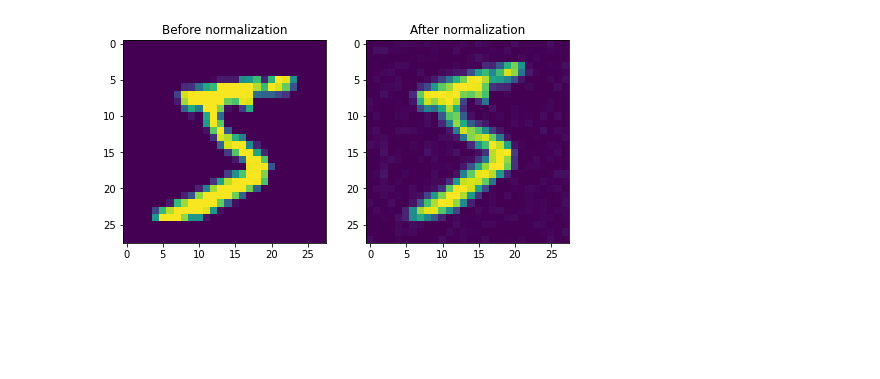
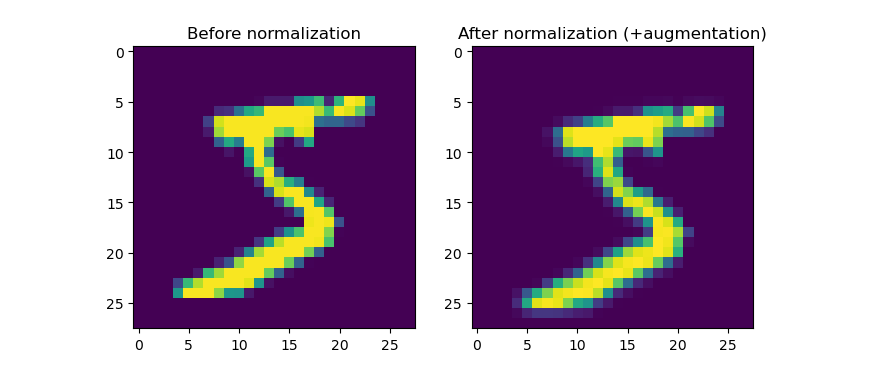
Before and after one commit to krupartea/MNIST-conv, a Jupyter notebook: MNIST_convolution.ipynb, the cells around one changed output. Saved outputs shown, nothing was run; the diff lists cells and outputs as text; code cells hidden in the pictures; blank space fills up the shorter version.

```diff
--- a/MNIST_convolution.ipynb
+++ b/MNIST_convolution.ipynb
@@ -68,8 +68,7 @@ normalize = transforms.Compose([
 ])
 
 transform = A.Compose([
-    A.ShiftScaleRotate(shift_limit=0.0625, scale_limit=0.1, rotate_limit=10, p=1.0),
-    A.GaussNoise(p=1.0)
+    A.ShiftScaleRotate(shift_limit=0.0625, scale_limit=0.1, rotate_limit=10, p=1.0)
 ])
 # %%
 train_dataset = MNISTDataset(train, 'train', normalize=normalize, augment=transform)
@@ -78,16 +77,16 @@ test_dataset = MNISTDataset(test, 'test', normalize=normalize, augment=None)
 # %%
 fig, axs = plt.subplots(1, 2)
 fig.set_size_inches(8, 8)
 
 axs[0].imshow(train[0][0].reshape(28, 28))
 axs[0].set_title('Before normalization')
 
 axs[1].imshow(train_dataset[0][0].reshape(28, 28))
-axs[1].set_title('After normalization')
+axs[1].set_title('After normalization (+augmentation)')
 
 plt.show()
 # %% [output]
-[figure, old version]
+[figure, new version]
 # %%
 model = nn.Sequential(
     nn.Conv2d(1, 64, kernel_size=3, padding=1),
```
Also changed, not shown: parts of 6 cells of this notebook, 1 other file.
